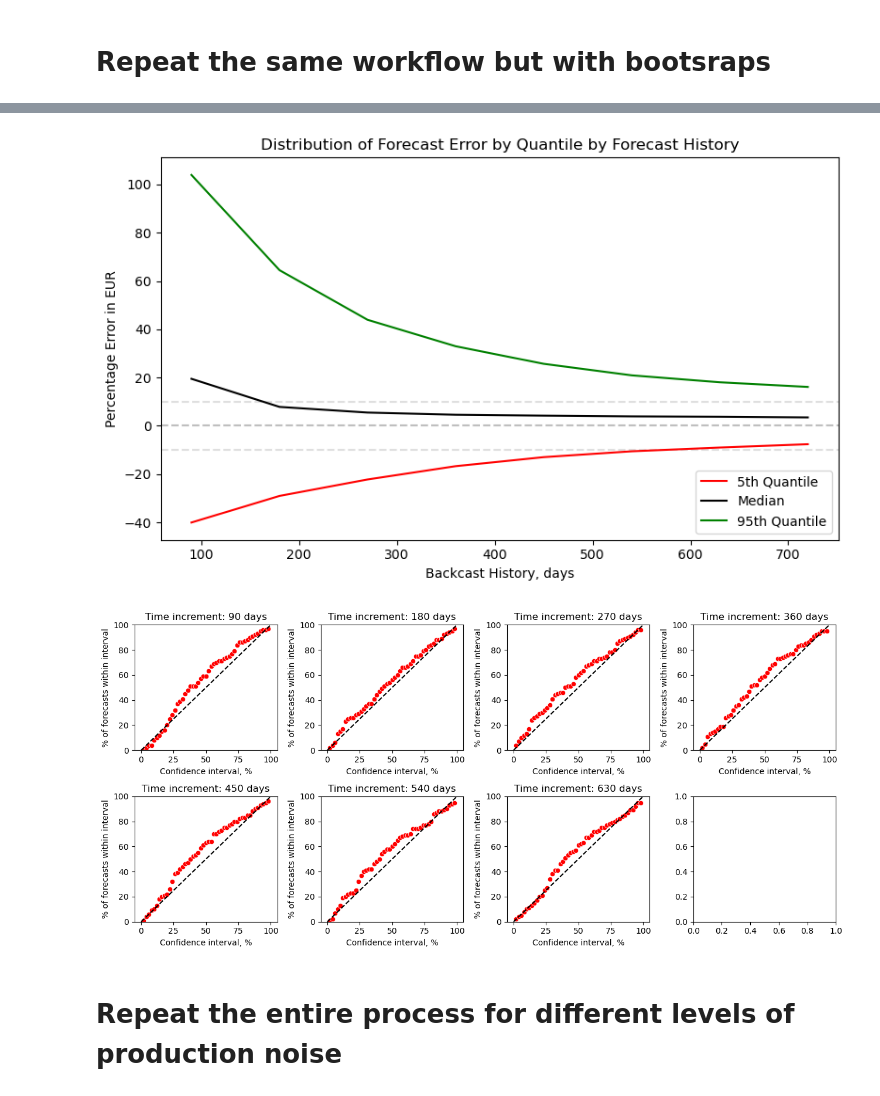
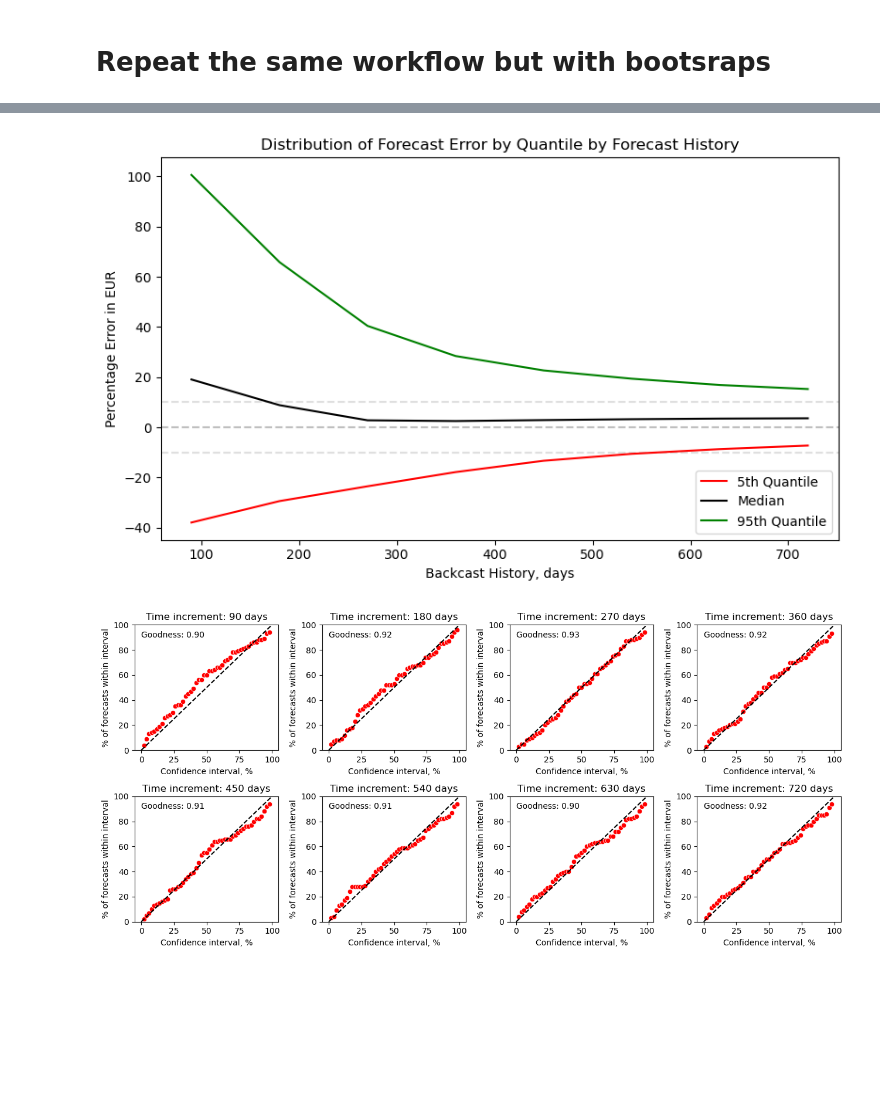
Before and after one commit to rmcguigan/PGE_RESEARCH, a Jupyter notebook: SP24_Research/SP24research_problem_statement.ipynb, the cells around one changed output, grey strips where cells are left out. Cells and saved outputs as stored; diff of their text form; code cells hidden in the pictures; blank space fills up the shorter version.

```diff
--- a/SP24_Research/SP24research_problem_statement.ipynb
+++ b/SP24_Research/SP24research_problem_statement.ipynb
@@ -443,15 +447,20 @@ test.calc_forecasts(time_increments=60,
                     bounds=[(0.5, 0.99), (0.5, 1.5)],
                     which='moving_average')
 # %%
-# create histrograms of bootstrapped forecasts for each time window of the test instance
 fig, ax = plt.subplots(ncols=4, nrows=6, figsize=(10, 10))
+bin_width = 20
+bin_edges = np.arange(-250, 250 + bin_width, bin_width)
 for i in range(0, test.fcst_eur_array.shape[1]):
-    ax[i // 4, i % 4].hist(test.fcst_eur_array[:, i]/1000, bins=20, color='k')
-    ax[i // 4, i % 4].axvline(test.eur/1000, c='r', label='Ground truth')
-    ax[i // 4, i % 4].axvline(np.mean(test.fcst_eur_array[:,i])/1000, c='b', ls='--', label='Mean forecast')
+    ax[i // 4, i % 4].hist(test.fcst_eur_array[:, i]/1000 - test.eur_error/1000, bins=bin_edges, color='k')
+    ax[i // 4, i % 4].axvline(0, c='r', label='Ground truth')
+    ax[i // 4, i % 4].axvline(np.mean(test.fcst_eur_array[:,i] - test.eur_error)/1000, c='b', ls='--', label='Mean of Forecasts')
     # ax[i // 4, i % 4].axvline(test.moving_average_fcst_eur[i]/1000, c='g', ls='--', label='Moving average forecast')
-    ax[i // 4, i % 4].set(xlim=(200,740), title=f'Window: {i * 60 + 60} days', xlabel='EUR, mbo', ylabel='Frequency')
+    ax[i // 4, i % 4].set(xlim=(-250,250), ylim=(0,60), title=f'Window: {i * 60 + 60} days', xlabel='Residual EUR, mbo', ylabel='Frequency')
+    plt.tight_layout()
 
-    plt.tight_layout()
+# Add legend at the top of the figure
+handles, labels = ax[0, 0].get_legend_handles_labels()
+fig.legend(handles, labels, loc='upper center', bbox_to_anchor=(0.5, 1.05), ncol=2)
+
 plt.tight_layout(); plt.show()
 # %% [output]
@@ -670,7 +694,7 @@ scale = 0.05
 bootstrap_iterations = 100
 bootstrap_window = 30
 time_increment = 90
-max_windows = 8
+max_windows = 9
 initial_guess = [0.75, 1.001]
 bounds = [(0.5, 0.99), (0.5, 1.5)]
 dmin = 0.07
@@ -720,36 +759,51 @@ fig, ax = plt.subplots(figsize=(golden_ratio * 5, 5))
 ax.axhline(0, c='gray', ls='--', alpha=0.5)
 ax.axhline(10, c='gray', ls='--', alpha=0.25)
 ax.axhline(-10, c='gray', ls='--', alpha=0.25)
-ax.plot(windows, avg_quantiles_bs[4, :], 'r-', label='5th Quantile')
-ax.plot(windows, avg_quantiles_bs[49, :], 'k-', label='Median')
-ax.plot(windows, avg_quantiles_bs[94, :], 'g-', label='95th Quantile')
+ax.plot(windows, avg_quantiles_bs[4, :-1], 'r-', label='5th Quantile')
+ax.plot(windows, avg_quantiles_bs[49, :-1], 'k-', label='Median')
+ax.plot(windows, avg_quantiles_bs[94, :-1], 'g-', label='95th Quantile')
 ax.set(xlabel='Backcast History, days', ylabel='Percentage Error in EUR',
        title='Distribution of Forecast Error by Quantile by Forecast History')
 ax.legend(loc='lower right')
 plt.tight_layout(); plt.show()
 # %% [output]
-[figure, old version]
+[figure, new version]
 # %%
 # reshape the score array to [time_increments, confidence_intervals, well_objects]
 transposed_score_array_bs = np.transpose(score_array_bs, (2,1,0))
 
 # convert the score arrays to a percentage score fore each confidence interval
 # output array is [time_increments, pct_score_by_confidence_interval]
 percentage_scores_bs = np.sum(np.transpose(score_array_bs, (2,1,0)), axis=2) / transposed_score_array.shape[2]
 
 # plot summary scores for each time increment
 confidence_intervals = forecast_parameters.well_objects.iloc[0].confidence_intervals
 
+# create an empty array for the goodness scores
+goodness_scores = dict()
+
 fig, axs = plt.subplots(nrows=int((max_windows+1)/4), ncols=4, figsize=(golden_ratio * 2 * 4, 6))
 
 for i in range(0, max_windows-1):
-    sns.scatterplot(x=np.array(confidence_intervals) * 2, y=percentage_scores_bs[i, :] * 100, color='r', ax=axs[i//4,i%4])
+
+    x = np.array(confidence_intervals) * 2
+    y = percentage_scores_bs[i, :]
+
+    # create the scores
+    ci_intervals = x / 100
+    indicator = (y >= ci_intervals).astype(int)
+    goodness = 1 - (3 * indicator - 2) * (y - ci_intervals)
+    piecewise = np.trapz(y=goodness, x=ci_intervals)
+
+    window = (i+1) * time_increment
+    goodness_scores[window] = piecewise
+
+    sns.scatterplot(x=x, y=y*100, color='r', ax=axs[i//4,i%4])
     axs[i//4, i%4].plot((0,100), (0,100), 'k--')
-    axs[i//4, i%4].set(title=f'Time increment: {(i+1) * time_increment} days', xlabel='Confidence interval, %',
+    axs[i//4, i%4].set(title=f'Time increment: {window} days', xlabel='Confidence interval, %',
                ylabel='% of forecasts within interval', ylim=(0,100))
+    axs[i//4, i%4].text(0, 90, f'Goodness: {piecewise:.2f}')
 
 plt.tight_layout(); plt.show()
 # %% [output]
-[figure, old version]
+[figure, new version]
-# %% [markdown]
-# Repeat the entire process for different levels of production noise
```
Also changed, not shown: parts of 34 cells of this notebook, 1 other file.
